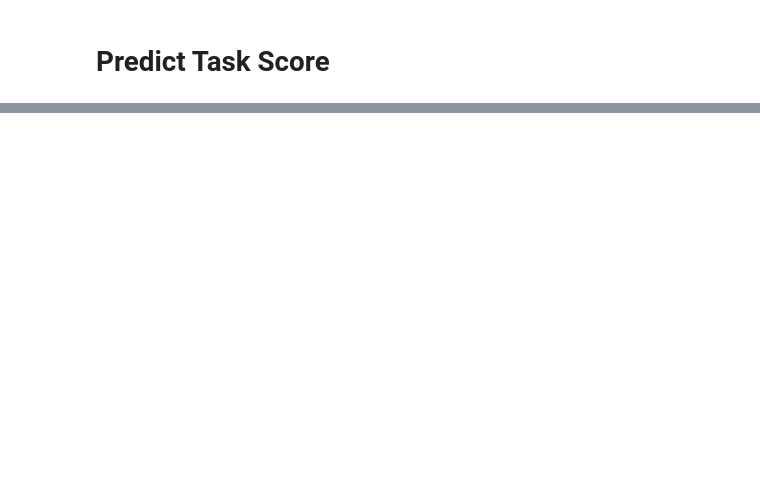
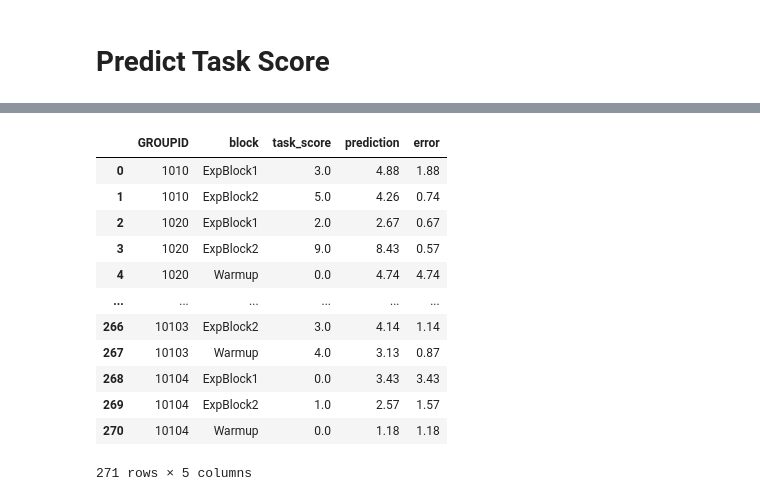
Before and after one commit to julialromero/Collaborative-Problem-Solving, a Jupyter notebook: run_RFC.ipynb, the cells around one changed output, grey strips where cells are left out. Saved outputs shown, nothing was run; the diff lists cells and outputs as text; code cells hidden in the pictures; blank space fills up the shorter version.

```diff
--- a/run_RFC.ipynb
+++ b/run_RFC.ipynb
@@ -284,0 +359,16 @@ med_predict_proba_task_score = predict_proba_task_score[task_score_med_auroc_idx
+# %%
+dfTruevPred
+# %% [output]
+|  | GROUPID | block | task_score | prediction | error |
+| 0 | 1010 | ExpBlock1 | 3.0 | 4.88 | 1.88 |
+| 1 | 1010 | ExpBlock2 | 5.0 | 4.26 | 0.74 |
+| 2 | 1020 | ExpBlock1 | 2.0 | 2.67 | 0.67 |
+| 3 | 1020 | ExpBlock2 | 9.0 | 8.43 | 0.57 |
+| 4 | 1020 | Warmup | 0.0 | 4.74 | 4.74 |
+| ... | ... | ... | ... | ... | ... |
+| 266 | 10103 | ExpBlock2 | 3.0 | 4.14 | 1.14 |
+| 267 | 10103 | Warmup | 4.0 | 3.13 | 0.87 |
+| 268 | 10104 | ExpBlock1 | 0.0 | 3.43 | 3.43 |
+| 269 | 10104 | ExpBlock2 | 1.0 | 2.57 | 1.57 |
+| 270 | 10104 | Warmup | 0.0 | 1.18 | 1.18 |
+271 rows × 5 columns
```
Also changed, not shown: parts of 9 cells of this notebook.
